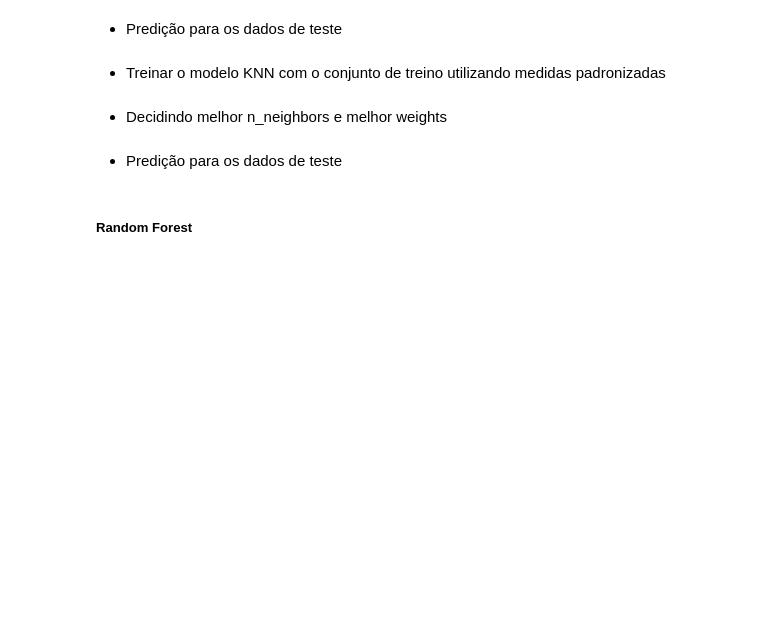
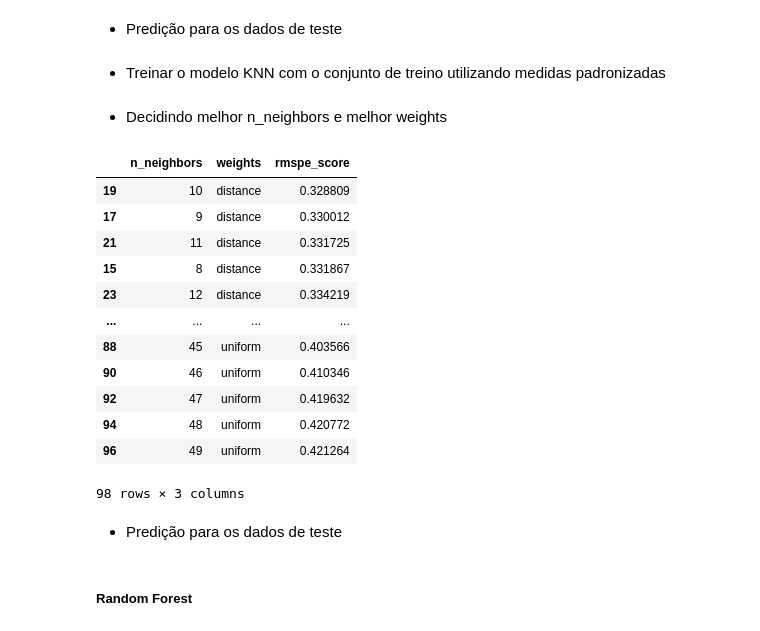
Before and after one commit to AmandaACLucio/Machine_Learning, a Jupyter notebook: Trabalho 2 - Regressor/modelo_regressor.ipynb, the cells around one changed output. Drawn from its saved outputs; the diff is of its cells as text; code cells hidden in the pictures; blank space fills up the shorter version.

```diff
--- a/Trabalho 2 - Regressor/modelo_regressor.ipynb
+++ b/Trabalho 2 - Regressor/modelo_regressor.ipynb
@@ -720,12 +763,26 @@ submissao_kaggle(df_test, y_predict_output, "input_regressor_knn_sem_padronizaca
 # %% [markdown]
 - Treinar o modelo KNN com o conjunto de treino utilizando medidas padronizadas
 # %%
-result = regressorKNN(X_train_standard, y_train_standard, X_test_standard, y_test_standard)
+result = regressorKNN(X_train_standard, y_train, X_test_standard, y_test)
 # %% [markdown]
 - Decidindo melhor n_neighbors e melhor weights
 # %%
-result_sort = result[0].sort_values(by="rmspe_score", ascending=True)
+result_sort = result.sort_values(by="rmspe_score", ascending=True)
 result_sort
+# %% [output]
+|  | n_neighbors | weights | rmspe_score |
+| 19 | 10 | distance | 0.328809 |
+| 17 | 9 | distance | 0.330012 |
+| 21 | 11 | distance | 0.331725 |
+| 15 | 8 | distance | 0.331867 |
+| 23 | 12 | distance | 0.334219 |
+| ... | ... | ... | ... |
+| 88 | 45 | uniform | 0.403566 |
+| 90 | 46 | uniform | 0.410346 |
+| 92 | 47 | uniform | 0.419632 |
+| 94 | 48 | uniform | 0.420772 |
+| 96 | 49 | uniform | 0.421264 |
+98 rows × 3 columns
 # %% [markdown]
 - Predição para os dados de teste
 # %%
```
Also changed, not shown: parts of 24 cells of this notebook, 10 other files.
